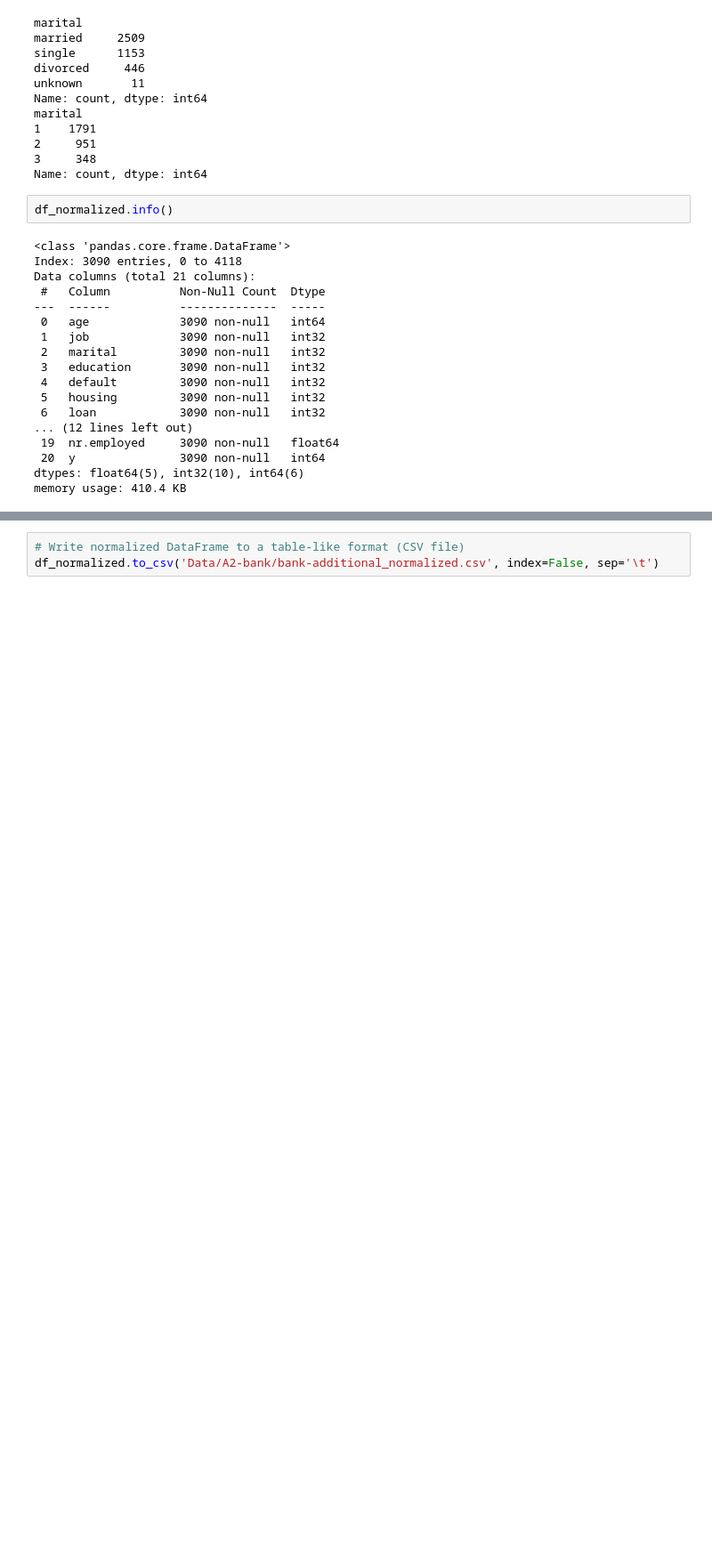
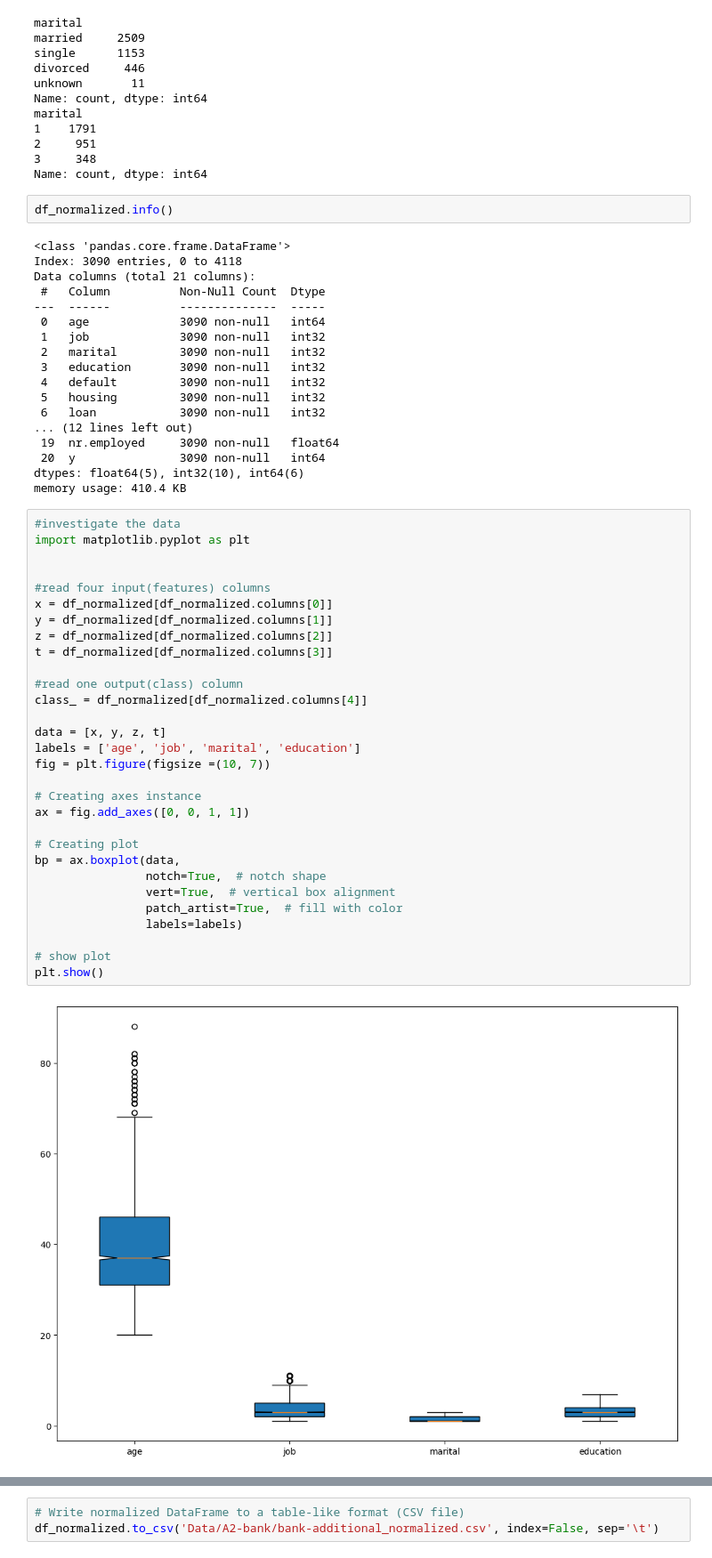
Before and after one commit to YoussefEzz/Classification-SVM-BP-and-LR, a Jupyter notebook: Bank_Datasets.ipynb, the cells around one changed output, grey strips where cells are left out. Shown: that part at 89% size. Cells and saved outputs as stored; diff of their text form; blank space fills up the shorter version.

```diff
--- a/Bank_Datasets.ipynb
+++ b/Bank_Datasets.ipynb
@@ -207,3 +207,35 @@ Data columns (total 21 columns):
  20  y               3090 non-null   int64
 dtypes: float64(5), int32(10), int64(6)
 memory usage: 410.4 KB
+# %%
+#investigate the data
+import matplotlib.pyplot as plt
+
+
+#read four input(features) columns
+x = df_normalized[df_normalized.columns[0]]
+y = df_normalized[df_normalized.columns[1]]
+z = df_normalized[df_normalized.columns[2]]
+t = df_normalized[df_normalized.columns[3]]
+
+#read one output(class) column
+class_ = df_normalized[df_normalized.columns[4]]
+
+data = [x, y, z, t]
+labels = ['age', 'job', 'marital', 'education']
+fig = plt.figure(figsize =(10, 7))
+
+# Creating axes instance
+ax = fig.add_axes([0, 0, 1, 1])
+
+# Creating plot
+bp = ax.boxplot(data,
+                notch=True,  # notch shape
+                vert=True,  # vertical box alignment
+                patch_artist=True,  # fill with color
+                labels=labels)
+
+# show plot
+plt.show()
+# %% [output]
+[figure, added]
```
Also changed, not shown: parts of 2 cells of this notebook, 4 other files.
